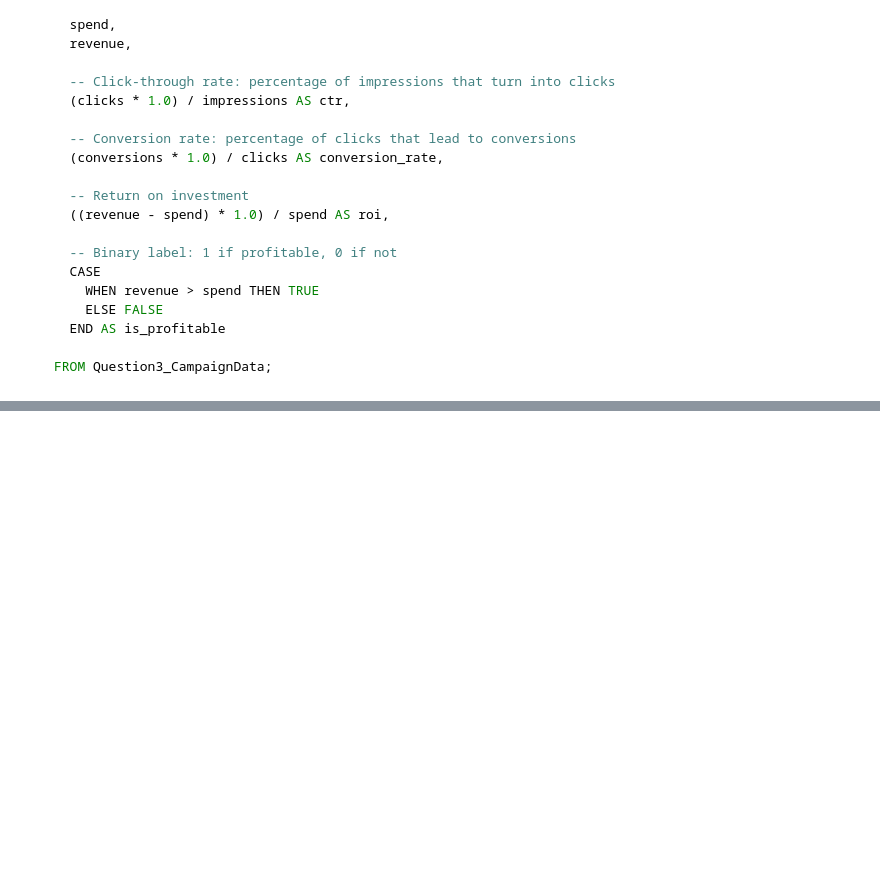
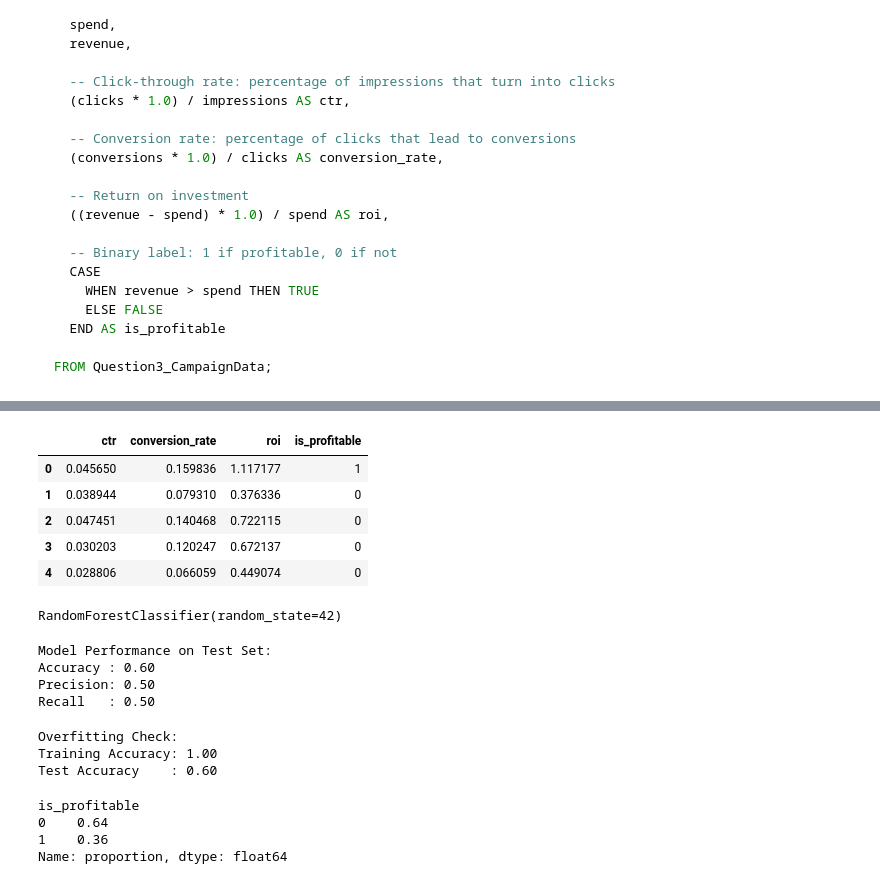
Before and after one commit to ezgi-kilinc/appnation-data-intern-case, a Jupyter notebook: notebooks/final_analysis.ipynb, the cells around one changed output, grey strips where cells are left out. Drawn from its saved outputs; the diff is of its cells as text; code cells hidden in the pictures; blank space fills up the shorter version.

```diff
--- a/notebooks/final_analysis.ipynb
+++ b/notebooks/final_analysis.ipynb
@@ -378,0 +385,16 @@ FileNotFoundError: [Errno 2] No such file or directory: 'Question3_CampaignData.
+# %%
+# calculate new features
+df['ctr'] = df['clicks'] / df['impressions']             # click-through rate
+df['conversion_rate'] = df['conversions'] / df['clicks'].replace(0, 1)  # avoid division by zero
+df['roi'] = df['revenue'] / df['spend'].replace(0, 1)    # avoid division by zero
+df['is_profitable'] = (df['revenue'] > df['spend']).astype(int)  # target label
+
+# confirm the new features
+df[['ctr', 'conversion_rate', 'roi', 'is_profitable']].head()
+# %% [output]
+|  | ctr | conversion_rate | roi | is_profitable |
+| 0 | 0.045650 | 0.159836 | 1.117177 | 1 |
+| 1 | 0.038944 | 0.079310 | 0.376336 | 0 |
+| 2 | 0.047451 | 0.140468 | 0.722115 | 0 |
+| 3 | 0.030203 | 0.120247 | 0.672137 | 0 |
+| 4 | 0.028806 | 0.066059 | 0.449074 | 0 |
@@ -378,0 +409,45 @@ FileNotFoundError: [Errno 2] No such file or directory: 'Question3_CampaignData.
+# %%
+# train a Random Forest classifier
+model = RandomForestClassifier(random_state=42)
+model.fit(X_train, y_train)
+# %% [output]
+RandomForestClassifier(random_state=42)
+# %%
+# predict on test set
+y_pred = model.predict(X_test)
+
+# calculate evaluation metrics
+accuracy = accuracy_score(y_test, y_pred)
+precision = precision_score(y_test, y_pred)
+recall = recall_score(y_test, y_pred)
+
+# display results
+print("Model Performance on Test Set:")
+print(f"Accuracy : {accuracy:.2f}")
+print(f"Precision: {precision:.2f}")
+print(f"Recall   : {recall:.2f}")
+# %% [output]
+Model Performance on Test Set:
+Accuracy : 0.60
+Precision: 0.50
+Recall   : 0.50
+# %%
+# check training vs test performance
+train_acc = model.score(X_train, y_train)
+test_acc = accuracy_score(y_test, y_pred)
+
+print("Overfitting Check:")
+print(f"Training Accuracy: {train_acc:.2f}")
+print(f"Test Accuracy    : {test_acc:.2f}")
+# %% [output]
+Overfitting Check:
+Training Accuracy: 1.00
+Test Accuracy    : 0.60
+# %%
+# check balance of the target variable
+df['is_profitable'].value_counts(normalize=True)
+# %% [output]
+is_profitable
+0    0.64
+1    0.36
+Name: proportion, dtype: float64
```
Also changed, not shown: parts of 4 cells of this notebook.
